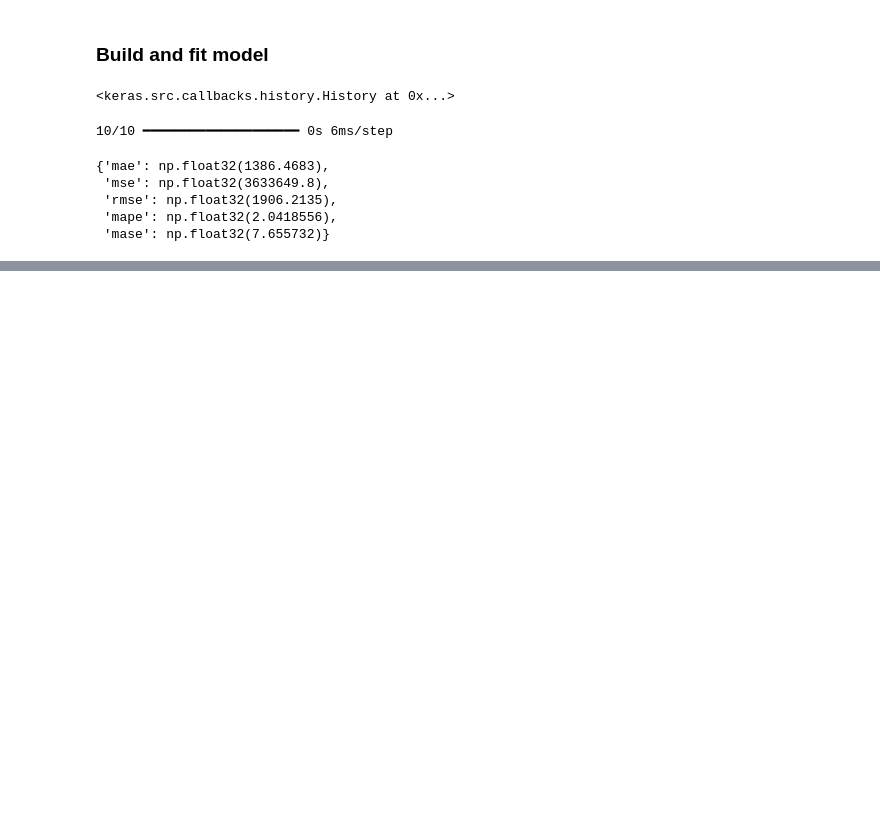
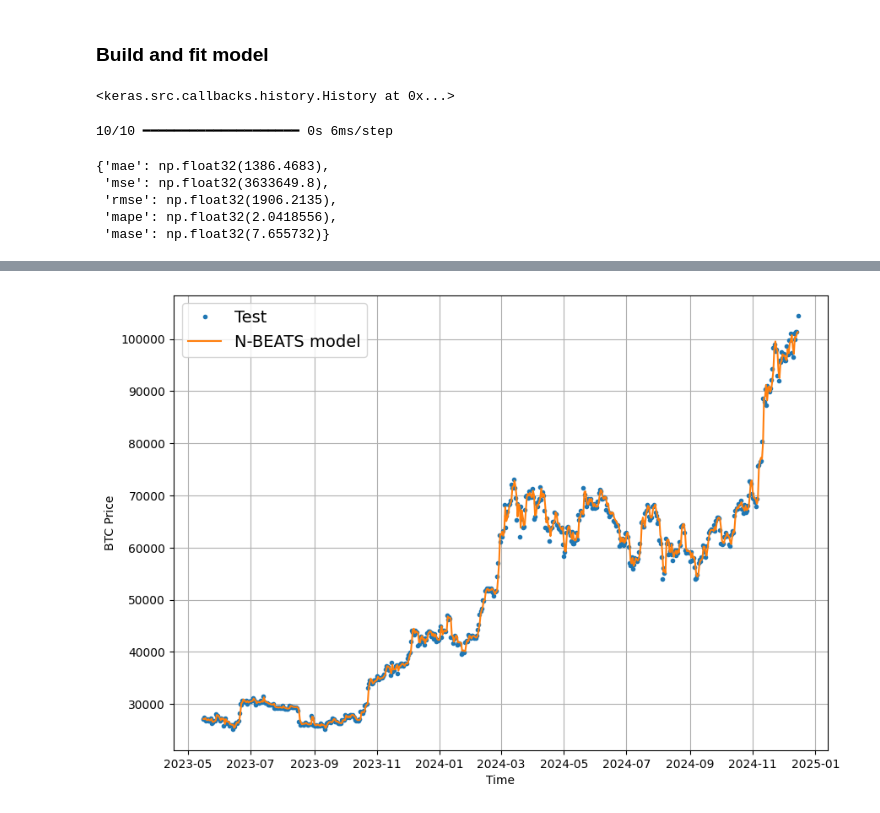
Before and after one commit to davydantoniuk/btc-timeseries-forecasting, a Jupyter notebook: btc_forecast.ipynb, the cells around one changed output, grey strips where cells are left out. Saved outputs shown, nothing was run; the diff lists cells and outputs as text; code cells hidden in the pictures; blank space fills up the shorter version.

Commit message:
N-Beats algorithm

```diff
--- a/btc_forecast.ipynb
+++ b/btc_forecast.ipynb
@@ -420,0 +453,27 @@ cnn_results
+# %%
+bitcoin_price_nbeats = bitcoin_price.copy()
+for i in range(7):
+    bitcoin_price_nbeats[f"Price+{i+1}"] = bitcoin_price_nbeats["Price"].shift(periods=i+1)
+
+X = bitcoin_price_nbeats.dropna().drop("Price", axis=1).astype(np.float32)
+y = bitcoin_price_nbeats.dropna()["Price"].astype(np.float32)
+
+split_size = int(0.8 * len(X))
+X_train, X_test = X[:split_size], X[split_size:]
+y_train, y_test = y[:split_size], y[split_size:]
+# %%
+# Time to make dataset performant with tf.data API
+train_features_dataset = tf.data.Dataset.from_tensor_slices(X_train)
+train_labels_dataset = tf.data.Dataset.from_tensor_slices(y_train)
+
+test_features_dataset = tf.data.Dataset.from_tensor_slices(X_test)
+test_labels_dataset = tf.data.Dataset.from_tensor_slices(y_test)
+
+# Combine features and labels by zipping together -> (features, labels)
+train_dataset = tf.data.Dataset.zip((train_features_dataset, train_labels_dataset))
+test_dataset = tf.data.Dataset.zip((test_features_dataset, test_labels_dataset))
+
+# Batch and prefetch for performance
+BATCH_SIZE = 1024
+train_dataset = train_dataset.batch(BATCH_SIZE).prefetch(tf.data.AUTOTUNE)
+test_dataset = test_dataset.batch(BATCH_SIZE).prefetch(tf.data.AUTOTUNE)
@@ -420,0 +482,9 @@ cnn_results
+# %%
+HORIZON = 1
+WINDOW_SIZE = 7
+N_EPOCHS = 5000
+N_NEURONS = 512
+N_LAYERS = 4
+N_STACKS = 30
+INPUT_SIZE = WINDOW_SIZE*HORIZON
+THETA_SIZE = INPUT_SIZE + HORIZON
@@ -420,0 +547,4 @@ cnn_results
+# %%
+nbeats_preds = make_preds(nbeats_model, test_dataset)
+nbeats_results = evaluate_preds(y_true=y_test, y_pred=nbeats_preds)
+nbeats_results
@@ -420,0 +558,6 @@ cnn_results
+# %%
+plt.figure(figsize=(10,7))
+plot_time_series(timesteps=X_test.index, values=y_test, format=".", label="Test")
+plot_time_series(timesteps=X_test.index, values=nbeats_preds, format="-", label="N-BEATS model")
+# %% [output]
+[figure, added]
```
Also changed, not shown: parts of 8 cells of this notebook.
